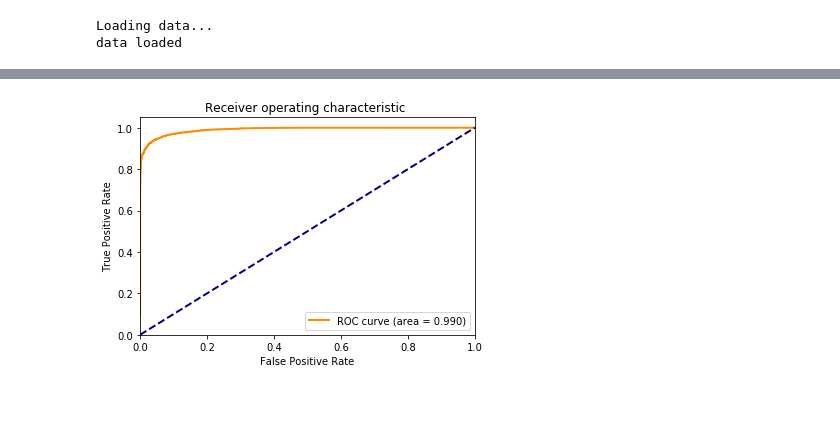
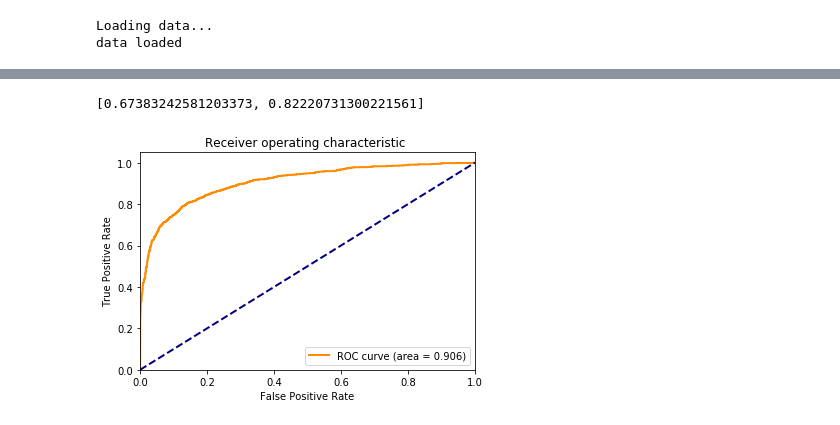
Before and after one commit to MengyuanZhu/Deep-SMILES, a Jupyter notebook: conv1d.ipynb, the cells around one changed output, grey strips where cells are left out. Cells and saved outputs as stored; diff of their text form; code cells hidden in the pictures.

Commit message:
save model

```diff
--- a/conv1d.ipynb
+++ b/conv1d.ipynb
@@ -77,18 +77,20 @@ model.add(Dropout(0.2))
 
 # we add a Convolution1D, which will learn filters
 # word group filters of size filter_length:
-model.add(Conv1D(filters,
-                 kernel_size,
+model.add(Conv1D(filters=1000,
+                 kernel_size=3,
                  padding='valid',
                  activation='relu',
                  strides=1))
+
 # we use max pooling:
 model.add(GlobalMaxPooling1D())
+
+
 
 # We add a vanilla hidden layer:
 model.add(Dense(hidden_dims))
 model.add(Dropout(0.2))
-
 
 
 model.add(Activation('relu'))
@@ -102,8 +104,7 @@ model.compile(loss='binary_crossentropy',
               metrics=['accuracy'])
 # %%
 model.fit(X_train, y_train,
-          batch_size=batch_size,
+          batch_size=100,
           epochs=100,
-          validation_split=0.2,
-          validation_data=(X_train, y_train))
+          validation_split=0.2)
 # %% [output]
@@ -130,27 +129,32 @@ y_score=model.predict_proba(X_train)
+# %%
+y_score=model.predict_proba(X_test)
+model.evaluate(X_test, y_test, verbose=0)
+# %% [output]
+[0.67383242581203373, 0.82220731300221561]
 # %%
 %matplotlib inline
 import matplotlib.pyplot as plt
 from sklearn.metrics import roc_curve, auc
 
 
 
 y_score_get_value=[]
 for item in y_score:
     y_score_get_value.append(item[0])
 
-fpr, tpr, _ = roc_curve(y_train, y_score_get_value)
+fpr, tpr, _ = roc_curve(y_test, y_score_get_value)
 
 plt.figure()
 lw = 2
 plt.plot(fpr, tpr, color='darkorange',
          lw=lw, label='ROC curve (area = %0.3f)' % auc(fpr,tpr))
 plt.plot([0, 1], [0, 1], color='navy', lw=lw, linestyle='--')
 plt.xlim([0.0, 1.0])
 plt.ylim([0.0, 1.05])
 plt.xlabel('False Positive Rate')
 plt.ylabel('True Positive Rate')
 plt.title('Receiver operating characteristic ')
 plt.legend(loc="lower right")
 plt.show()
 # %% [output]
-[figure, old version]
+[figure, new version]
```
Also changed, not shown: parts of 4 cells of this notebook, 1 other file.
